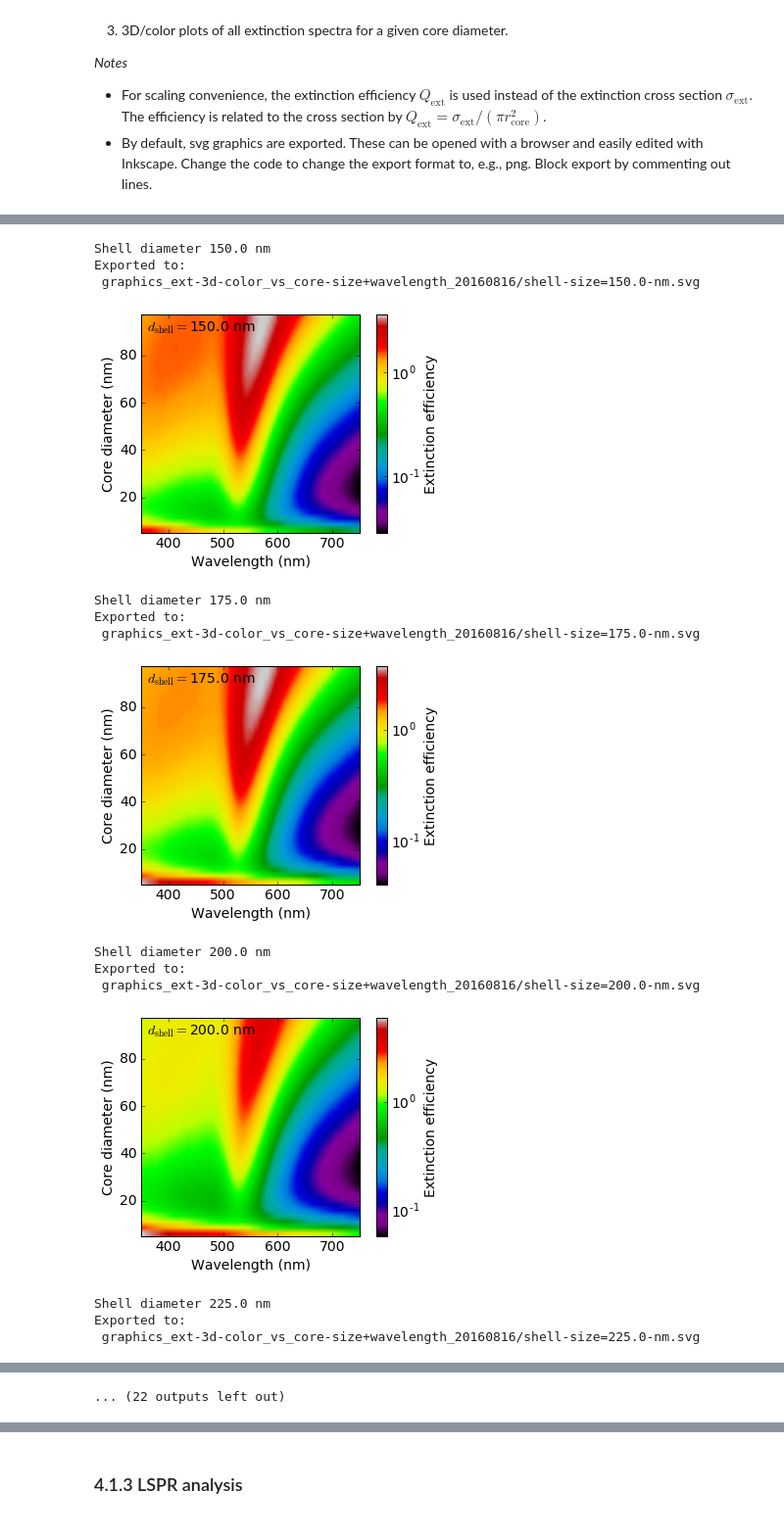
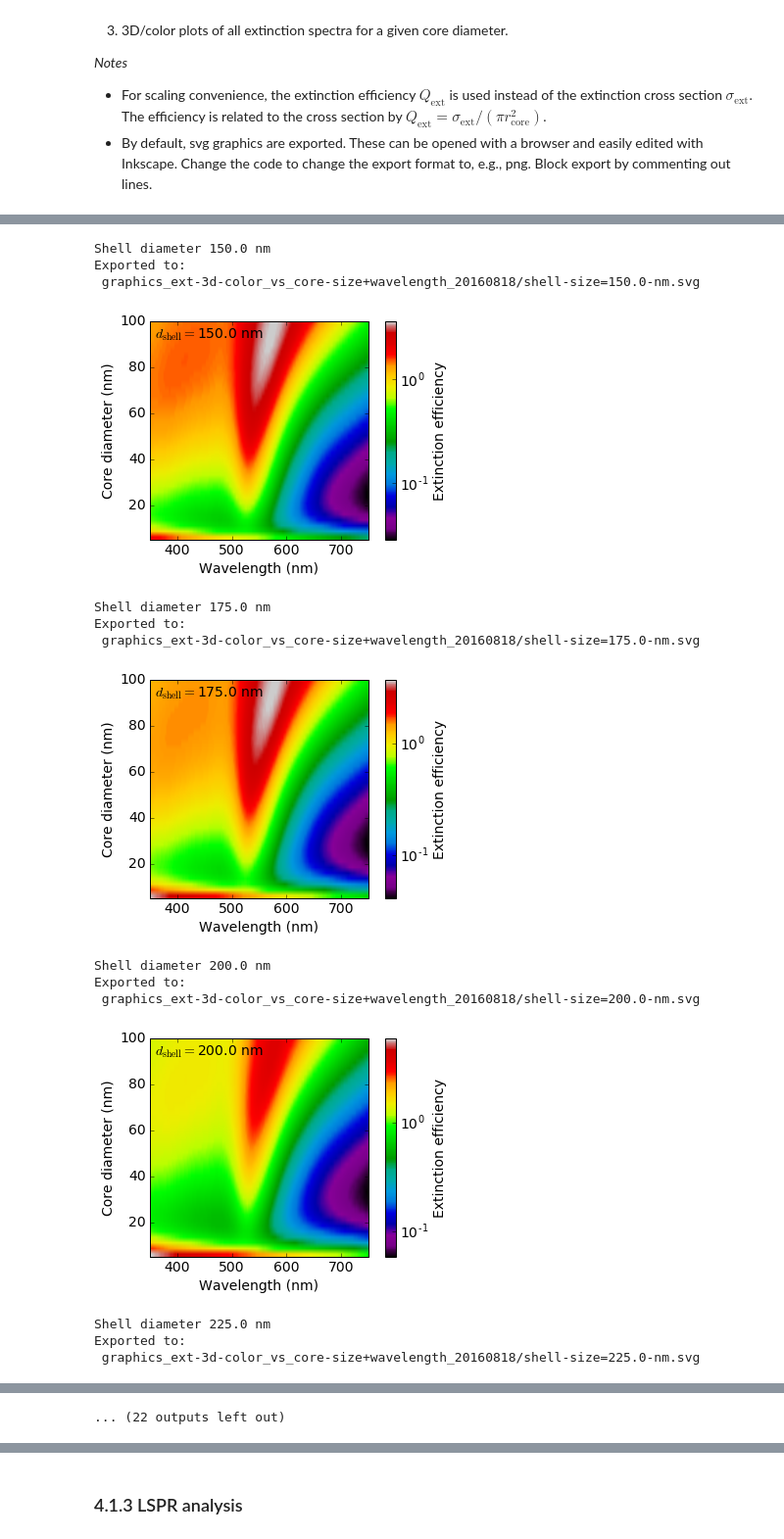
Before and after one commit to jpsfitz/nanooptics, a Jupyter notebook: AuNPs for 3D plasmonic crystals.ipynb, the cells around one changed output, grey strips where cells are left out. Shown at 98% size. Saved outputs shown, nothing was run; the diff lists cells and outputs as text; code cells hidden in the pictures.

Commit message:
Improved LSPR peak wavelength graphs

```diff
--- a/AuNPs for 3D plasmonic crystals.ipynb
+++ b/AuNPs for 3D plasmonic crystals.ipynb
@@ -127,11 +127,11 @@ print("Set parameter limits for computation")
 print("====================================")
 
 # parameter limits
-rCoreMinnm, rCoreMaxnm, drCorenm = 2.5, 50., 1.25
-rShellMinnm, rShellMaxnm, drShellnm = 50, 251, 12.5
+rCoreMinnm, rCoreMaxnm, drCorenm = 2.5, 51., 1.25
+rShellMinnm, rShellMaxnm, drShellnm = 25, 251, 12.5
 wl0Minnm, wl0Maxnm, dwl0nm = 350, 751, 2.5
-lmax = 6
-cpuTimeSec = 1.333e-3
+lmax = 5
+cpuTimeSec = 0.965e-3
 
 # check for lmax convergence
 lmaxConvergeTable = []
@@ -151,6 +151,7 @@ wl0Maxnm = np.amax(wl0Listnm)
 print("Actual parameter ranges:")
 print("  core radius (nm):",[rCoreMinnm, rCoreMaxnm],"x",drCorenm)
 print("  shell radius (nm):",[rShellMinnm, rShellMaxnm],"x",drShellnm)
+print("    (shell radius will not be less than core radius)")
 print("  vacuum wavelength (nm):",[wl0Minnm, wl0Maxnm],"x",dwl0nm)
 
 # contruct parameter list
@@ -158,6 +159,7 @@ paramList = []
 for rCorenm in rCoreListnm:
     for rShellnm in rShellListnm:
         for wl0nm in wl0Listnm:
+            if rShellnm < rCorenm: rShellnm = rCorenm + 0.1 # Shell radius cannot be less than core radius
             paramList.append([rCorenm, rShellnm, wl0nm])
 paramArray = np.asarray(paramList)
 Nsims = paramArray.shape[0]
@@ -234,8 +237,8 @@ print('Sample spectrum')
 print('===============')
 def plotAndSave ():
     ## Input data
-    dCorenm = 2*rCoreListnm[3]
-    dShellnm = 2*rShellListnm[3]
+    dCorenm = 2*rCoreListnm[4]
+    dShellnm = 2*rShellListnm[9]
     sortByShell = spectraAuLSPRArray[:,2] == dShellnm
     plotArray = spectraAuLSPRArray[sortByShell]
     sortByCore = plotArray[:,1] == dCorenm
@@ -247,7 +250,8 @@ def plotAndSave ():
 
     ## Specific format options
     pylab.plot(x, y, color='black', linewidth=2, label="Ext")
-    pylab.plot(x, ySca, color='red', linewidth=2, label="Sca")
+    pylab.plot(x, yAbs, color='red', linewidth=2, label="Abs")
+    pylab.plot(x, ySca, '--', color='blue', linewidth=2, label="Sca")
     pylab.xlabel("Wavelength (nm)")
     pylab.ylabel("Efficiency")
     figText = '$d_{\mathrm{core}}=$'+str(dCorenm)+' nm'+'\n'+'$d_{\mathrm{shell}}=$'+str(dShellnm)+'nm'
@@ -285,7 +289,10 @@ Exported to:
 print('Extinction efficiency')
 print('3D/color graphs by shell diameter')
 print('=================================')
-for dShellnm in 2*rShellListnm:
+print('shell diameter greater than core diameter only')
+dShellLargerListnm = rShellListnm >= np.amax(rCoreListnm)
+dShellLargerListnm = 2*rShellListnm[dShellLargerListnm]
+for dShellnm in dShellLargerListnm:
     print("Shell diameter "+str(dShellnm)+" nm")
     def plotAndSave ():
         ## Input data
@@ -347,15 +355,15 @@ Exported to:
 Shell diameter 150.0 nm
 Exported to:
- graphics_ext-3d-color_vs_core-size+wavelength_20160816/shell-size=150.0-nm.svg
+ graphics_ext-3d-color_vs_core-size+wavelength_20160818/shell-size=150.0-nm.svg
-[figure, old version]
+[figure, new version]
 Shell diameter 175.0 nm
 Exported to:
- graphics_ext-3d-color_vs_core-size+wavelength_20160816/shell-size=175.0-nm.svg
+ graphics_ext-3d-color_vs_core-size+wavelength_20160818/shell-size=175.0-nm.svg
-[figure, old version]
+[figure, new version]
 Shell diameter 200.0 nm
 Exported to:
- graphics_ext-3d-color_vs_core-size+wavelength_20160816/shell-size=200.0-nm.svg
+ graphics_ext-3d-color_vs_core-size+wavelength_20160818/shell-size=200.0-nm.svg
-[figure, old version]
+[figure, new version]
 Shell diameter 225.0 nm
 Exported to:
- graphics_ext-3d-color_vs_core-size+wavelength_20160816/shell-size=225.0-nm.svg
+ graphics_ext-3d-color_vs_core-size+wavelength_20160818/shell-size=225.0-nm.svg
```
Also changed, not shown: parts of 12 cells of this notebook.
